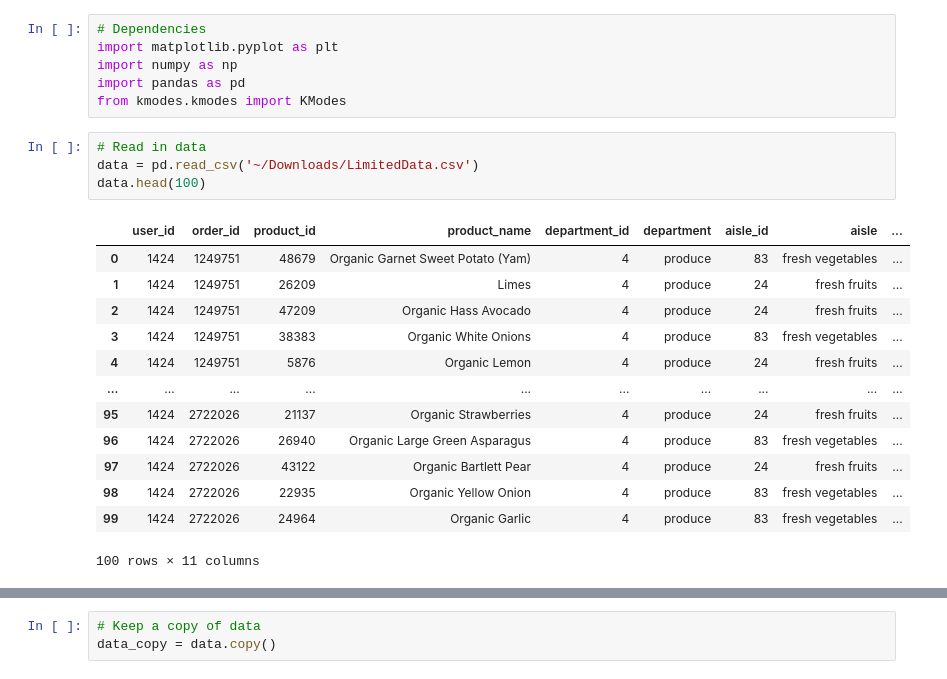
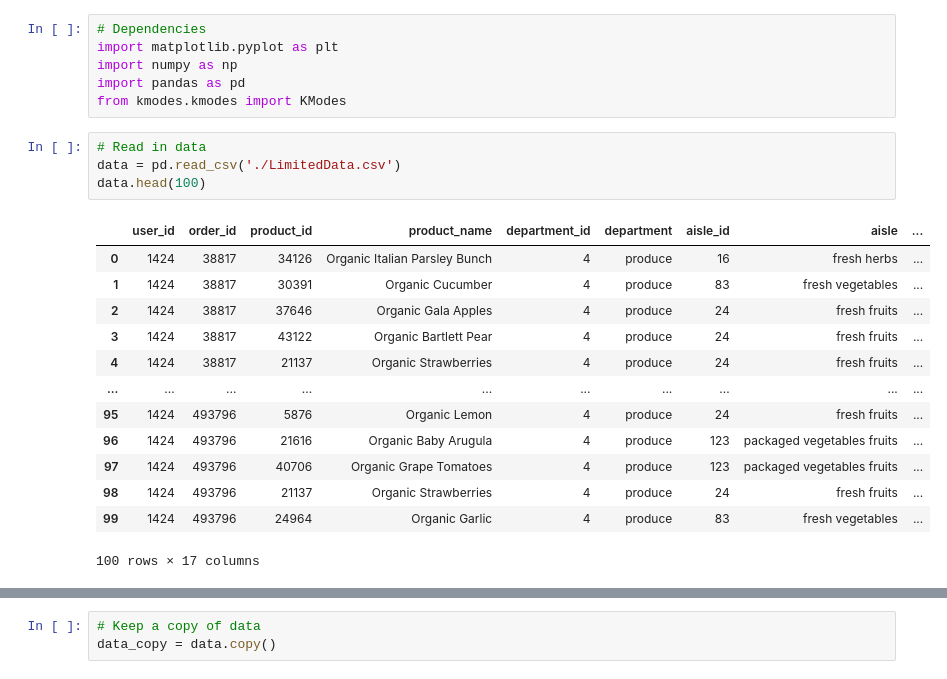
Before and after one commit to CodingComrades/final-project, a Jupyter notebook: ML_clustering.ipynb, the cells around one changed output, grey strips where cells are left out. Saved outputs shown, nothing was run; the diff lists cells and outputs as text.

```diff
--- a/ML_clustering.ipynb
+++ b/ML_clustering.ipynb
@@ -8,19 +8,19 @@ import pandas as pd
 from kmodes.kmodes import KModes
 # %%
 # Read in data
-data = pd.read_csv('~/Downloads/LimitedData.csv')
+data = pd.read_csv('./LimitedData.csv')
 data.head(100)
 # %% [output]
 |  | user_id | order_id | product_id | product_name | department_id | department | aisle_id | aisle | ... |
-| 0 | 1424 | 1249751 | 48679 | Organic Garnet Sweet Potato (Yam) | 4 | produce | 83 | fresh vegetables | ... |
-| 1 | 1424 | 1249751 | 26209 | Limes | 4 | produce | 24 | fresh fruits | ... |
-| 2 | 1424 | 1249751 | 47209 | Organic Hass Avocado | 4 | produce | 24 | fresh fruits | ... |
-| 3 | 1424 | 1249751 | 38383 | Organic White Onions | 4 | produce | 83 | fresh vegetables | ... |
-| 4 | 1424 | 1249751 | 5876 | Organic Lemon | 4 | produce | 24 | fresh fruits | ... |
+| 0 | 1424 | 38817 | 34126 | Organic Italian Parsley Bunch | 4 | produce | 16 | fresh herbs | ... |
+| 1 | 1424 | 38817 | 30391 | Organic Cucumber | 4 | produce | 83 | fresh vegetables | ... |
+| 2 | 1424 | 38817 | 37646 | Organic Gala Apples | 4 | produce | 24 | fresh fruits | ... |
+| 3 | 1424 | 38817 | 43122 | Organic Bartlett Pear | 4 | produce | 24 | fresh fruits | ... |
+| 4 | 1424 | 38817 | 21137 | Organic Strawberries | 4 | produce | 24 | fresh fruits | ... |
 | ... | ... | ... | ... | ... | ... | ... | ... | ... | ... |
-| 95 | 1424 | 2722026 | 21137 | Organic Strawberries | 4 | produce | 24 | fresh fruits | ... |
-| 96 | 1424 | 2722026 | 26940 | Organic Large Green Asparagus | 4 | produce | 83 | fresh vegetables | ... |
-| 97 | 1424 | 2722026 | 43122 | Organic Bartlett Pear | 4 | produce | 24 | fresh fruits | ... |
-| 98 | 1424 | 2722026 | 22935 | Organic Yellow Onion | 4 | produce | 83 | fresh vegetables | ... |
-| 99 | 1424 | 2722026 | 24964 | Organic Garlic | 4 | produce | 83 | fresh vegetables | ... |
+| 95 | 1424 | 493796 | 5876 | Organic Lemon | 4 | produce | 24 | fresh fruits | ... |
+| 96 | 1424 | 493796 | 21616 | Organic Baby Arugula | 4 | produce | 123 | packaged vegetables fruits | ... |
+| 97 | 1424 | 493796 | 40706 | Organic Grape Tomatoes | 4 | produce | 123 | packaged vegetables fruits | ... |
+| 98 | 1424 | 493796 | 21137 | Organic Strawberries | 4 | produce | 24 | fresh fruits | ... |
+| 99 | 1424 | 493796 | 24964 | Organic Garlic | 4 | produce | 83 | fresh vegetables | ... |
-100 rows × 11 columns
+100 rows × 17 columns
```
Also changed, not shown: parts of 10 cells of this notebook.
